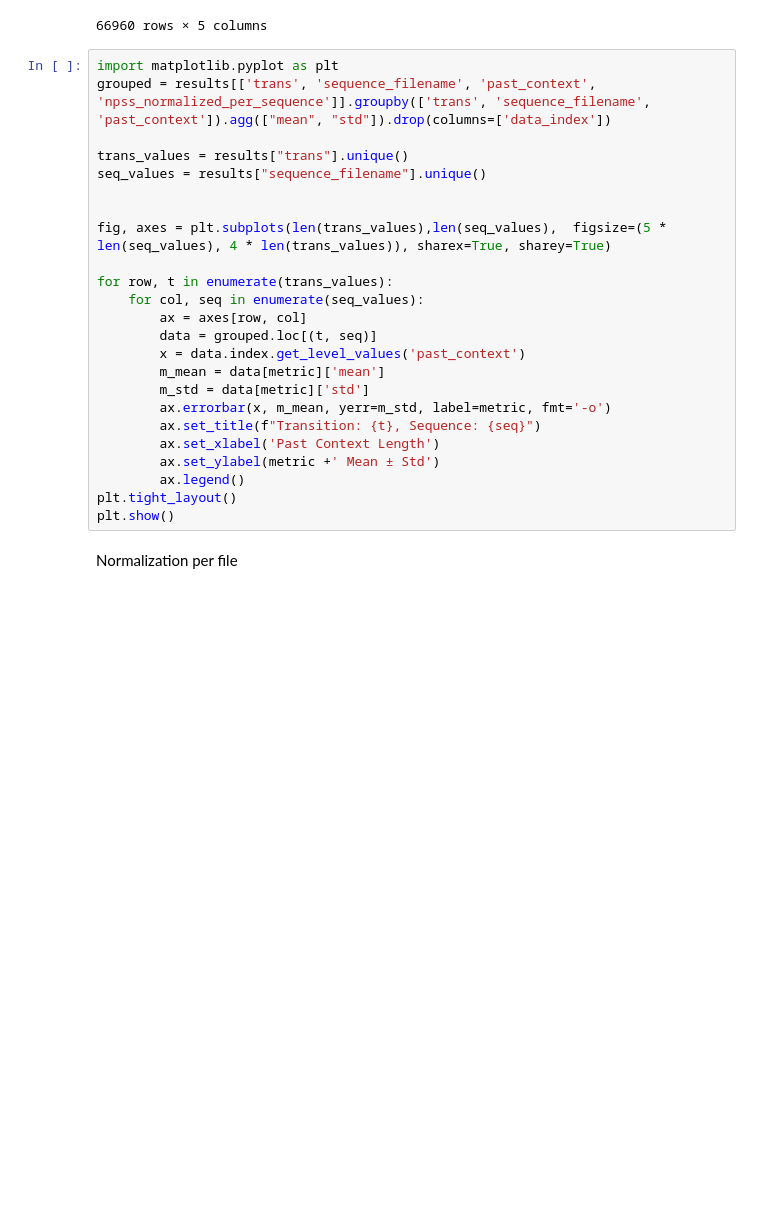
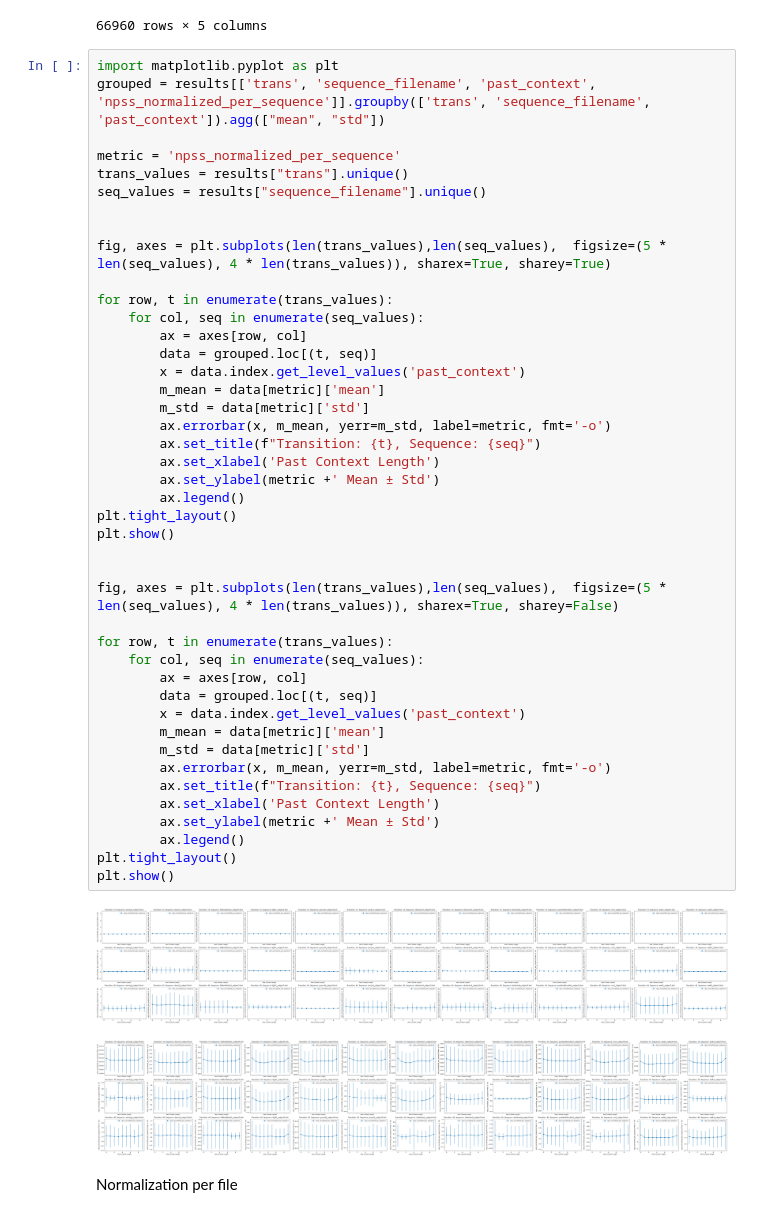
Before and after one commit to AGH-ml-in-aniamtion/motion_inbetweening_based_on_context_tail, a Jupyter notebook: scripts/result_analysis.ipynb, the cells around one changed output. Drawn from its saved outputs; the diff is of its cells as text; blank space fills up the shorter version.

```diff
--- a/scripts/result_analysis.ipynb
+++ b/scripts/result_analysis.ipynb
@@ -237,27 +240,49 @@ results[['trans', 'sequence_filename', 'past_context','npss_weights_sum', 'npss_
 66960 rows × 5 columns
 # %%
 import matplotlib.pyplot as plt
-grouped = results[['trans', 'sequence_filename', 'past_context', 'npss_normalized_per_sequence']].groupby(['trans', 'sequence_filename', 'past_context']).agg(["mean", "std"]).drop(columns=['data_index'])
+grouped = results[['trans', 'sequence_filename', 'past_context', 'npss_normalized_per_sequence']].groupby(['trans', 'sequence_filename', 'past_context']).agg(["mean", "std"])
 
+metric = 'npss_normalized_per_sequence'
 trans_values = results["trans"].unique()
 seq_values = results["sequence_filename"].unique()
 
 
 fig, axes = plt.subplots(len(trans_values),len(seq_values),  figsize=(5 * len(seq_values), 4 * len(trans_values)), sharex=True, sharey=True)
 
 for row, t in enumerate(trans_values):
     for col, seq in enumerate(seq_values):
         ax = axes[row, col]
         data = grouped.loc[(t, seq)]
         x = data.index.get_level_values('past_context')
         m_mean = data[metric]['mean']
         m_std = data[metric]['std']
         ax.errorbar(x, m_mean, yerr=m_std, label=metric, fmt='-o')
         ax.set_title(f"Transition: {t}, Sequence: {seq}")
         ax.set_xlabel('Past Context Length')
         ax.set_ylabel(metric +' Mean ± Std')
         ax.legend()
 plt.tight_layout()
 plt.show()
+
+
+fig, axes = plt.subplots(len(trans_values),len(seq_values),  figsize=(5 * len(seq_values), 4 * len(trans_values)), sharex=True, sharey=False)
+
+for row, t in enumerate(trans_values):
+    for col, seq in enumerate(seq_values):
+        ax = axes[row, col]
+        data = grouped.loc[(t, seq)]
+        x = data.index.get_level_values('past_context')
+        m_mean = data[metric]['mean']
+        m_std = data[metric]['std']
+        ax.errorbar(x, m_mean, yerr=m_std, label=metric, fmt='-o')
+        ax.set_title(f"Transition: {t}, Sequence: {seq}")
+        ax.set_xlabel('Past Context Length')
+        ax.set_ylabel(metric +' Mean ± Std')
+        ax.legend()
+plt.tight_layout()
+plt.show()
+# %% [output]
+[figure, added]
+[figure, added]
 # %% [markdown]
 Normalization per file
```
Also changed, not shown: parts of 17 cells of this notebook.
